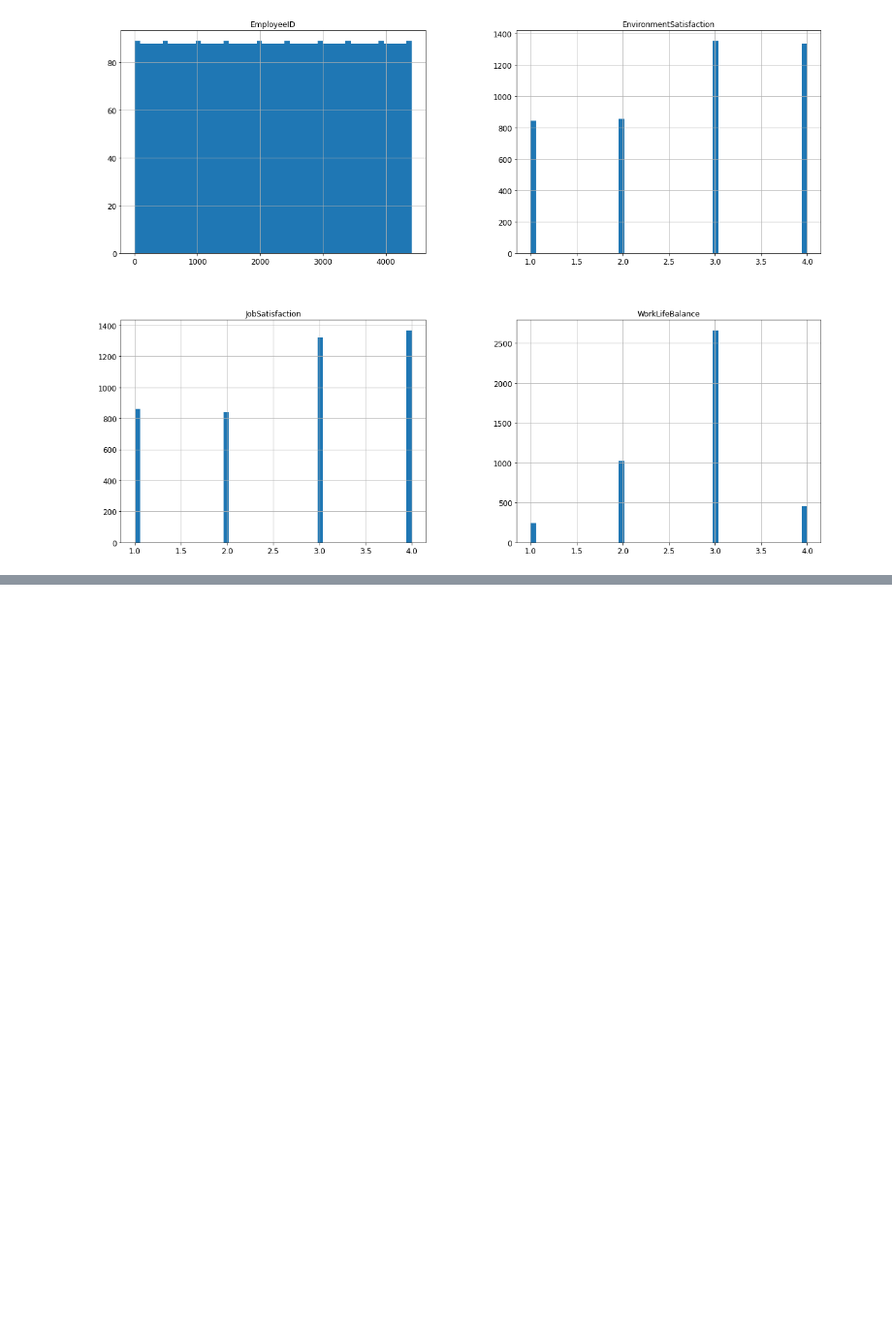
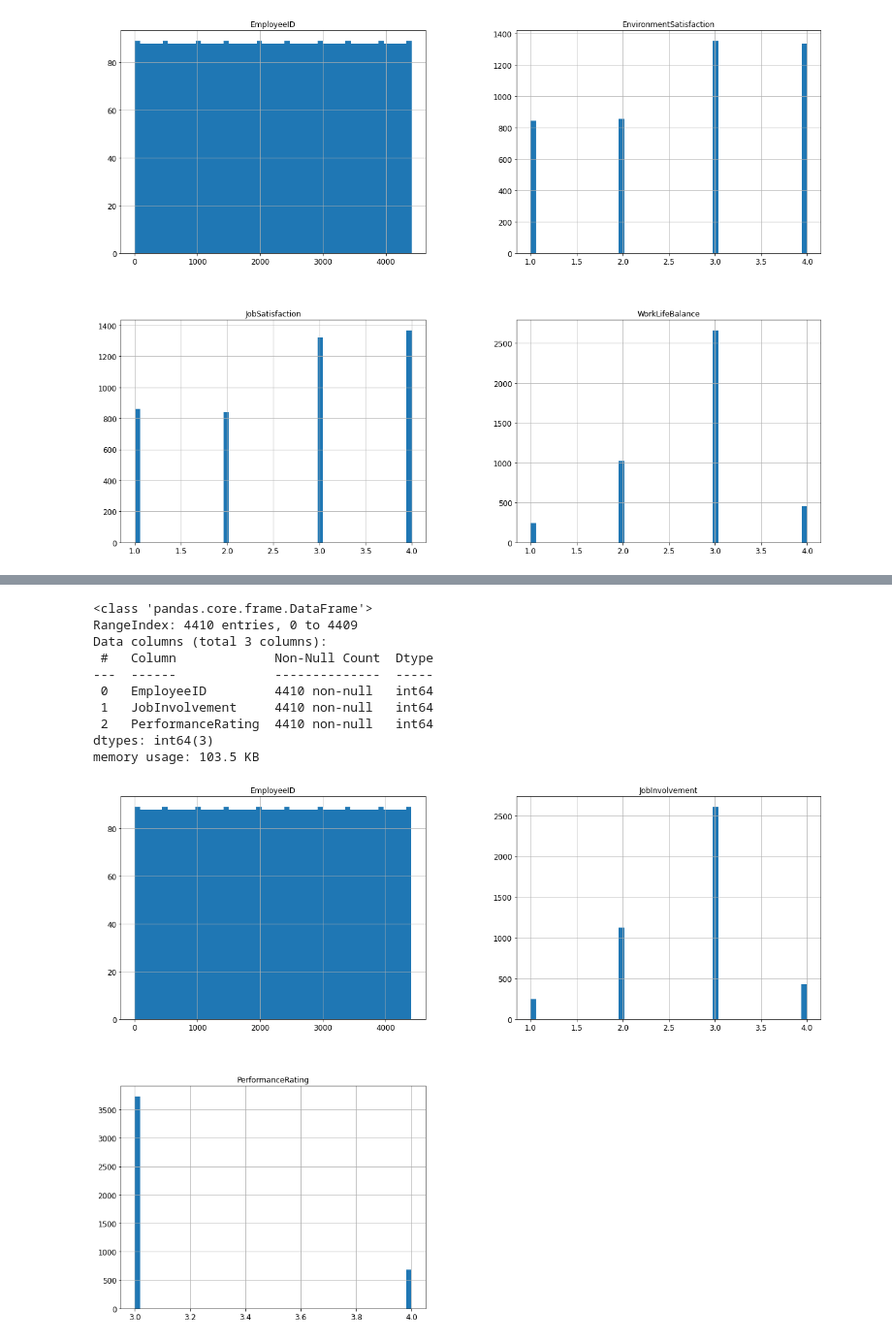
Before and after one commit to Bnder1/Projet-IA, a Jupyter notebook: Projet-IA.ipynb, the cells around one changed output, grey strips where cells are left out. Shown at 97% size. Saved outputs shown, nothing was run; the diff lists cells and outputs as text; code cells hidden in the pictures; blank space fills up the shorter version.

```diff
--- a/Projet-IA.ipynb
+++ b/Projet-IA.ipynb
@@ -152,0 +187,16 @@ memory usage: 137.9 KB
+# %%
+manager.info()
+manager.hist(bins=50, figsize=(20,15))
+plt.show()
+# %% [output]
+<class 'pandas.core.frame.DataFrame'>
+RangeIndex: 4410 entries, 0 to 4409
+Data columns (total 3 columns):
+ #   Column             Non-Null Count  Dtype
+---  ------             --------------  -----
+ 0   EmployeeID         4410 non-null   int64
+ 1   JobInvolvement     4410 non-null   int64
+ 2   PerformanceRating  4410 non-null   int64
+dtypes: int64(3)
+memory usage: 103.5 KB
+[figure, added]
```
Also changed, not shown: parts of 11 cells of this notebook, 2 other files.
